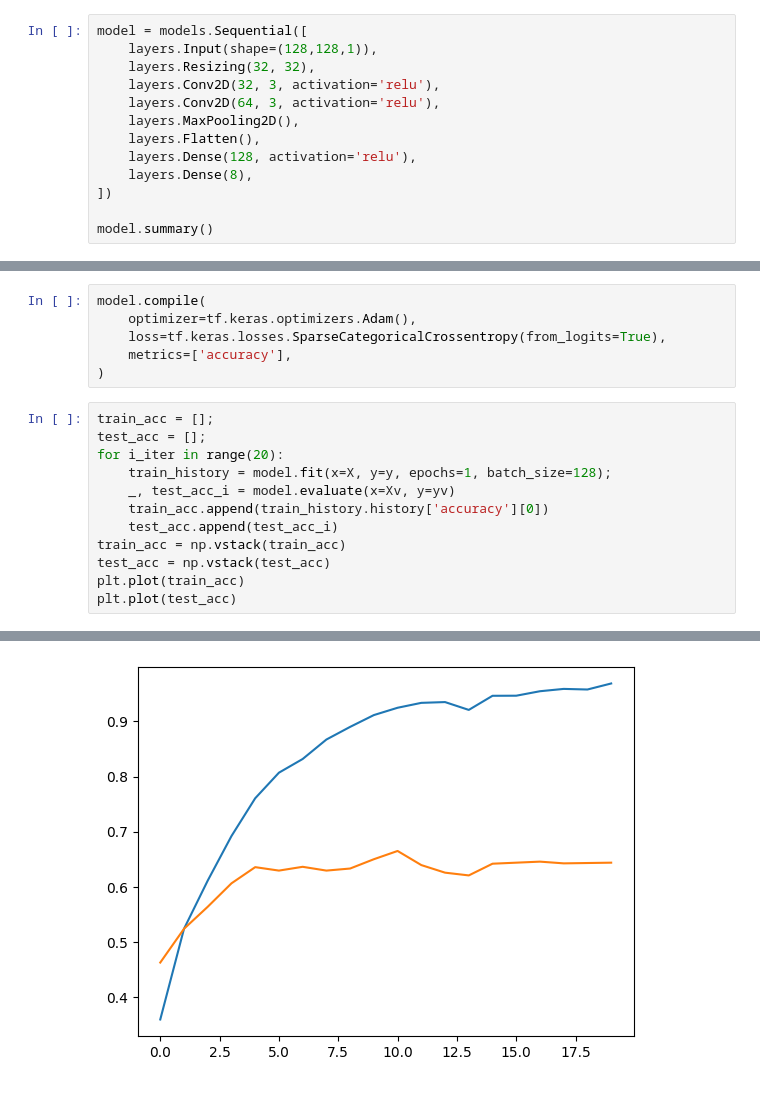
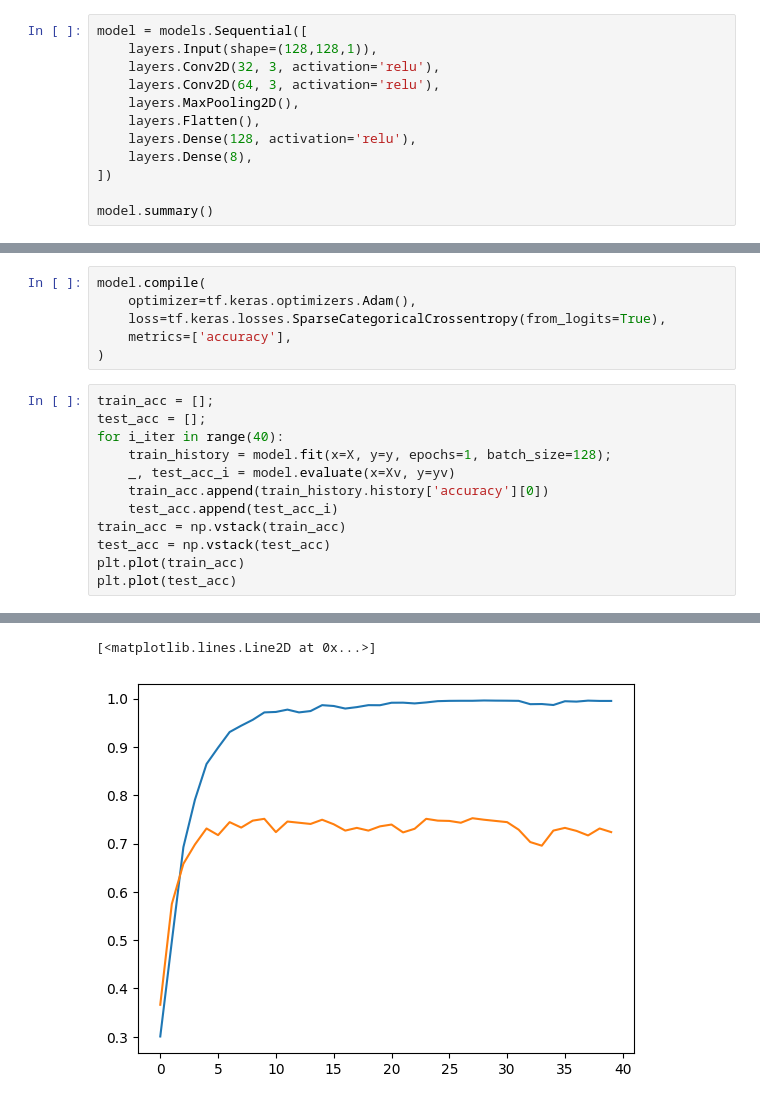
Before and after one commit to danjacobellis/ITML, a Jupyter notebook: experiments/speech_commands_baseline.ipynb, the cells around one changed output, grey strips where cells are left out. Saved outputs shown, nothing was run; the diff lists cells and outputs as text.

```diff
--- a/experiments/speech_commands_baseline.ipynb
+++ b/experiments/speech_commands_baseline.ipynb
@@ -17,7 +17,6 @@ Using 1600 files for validation.
 # %%
 model = models.Sequential([
     layers.Input(shape=(128,128,1)),
-    layers.Resizing(32, 32),
     layers.Conv2D(32, 3, activation='relu'),
     layers.Conv2D(64, 3, activation='relu'),
     layers.MaxPooling2D(),
@@ -54,7 +53,7 @@ model.compile(
 # %%
 train_acc = [];
 test_acc = [];
-for i_iter in range(20):
+for i_iter in range(40):
     train_history = model.fit(x=X, y=y, epochs=1, batch_size=128);
     _, test_acc_i = model.evaluate(x=Xv, y=yv)
     train_acc.append(train_history.history['accuracy'][0])
@@ -85 +90,2 @@ plt.plot(test_acc)
+[<matplotlib.lines.Line2D at 0x...>]
-[figure, old version]
+[figure, new version]
```
Also changed, not shown: parts of 2 cells of this notebook.
